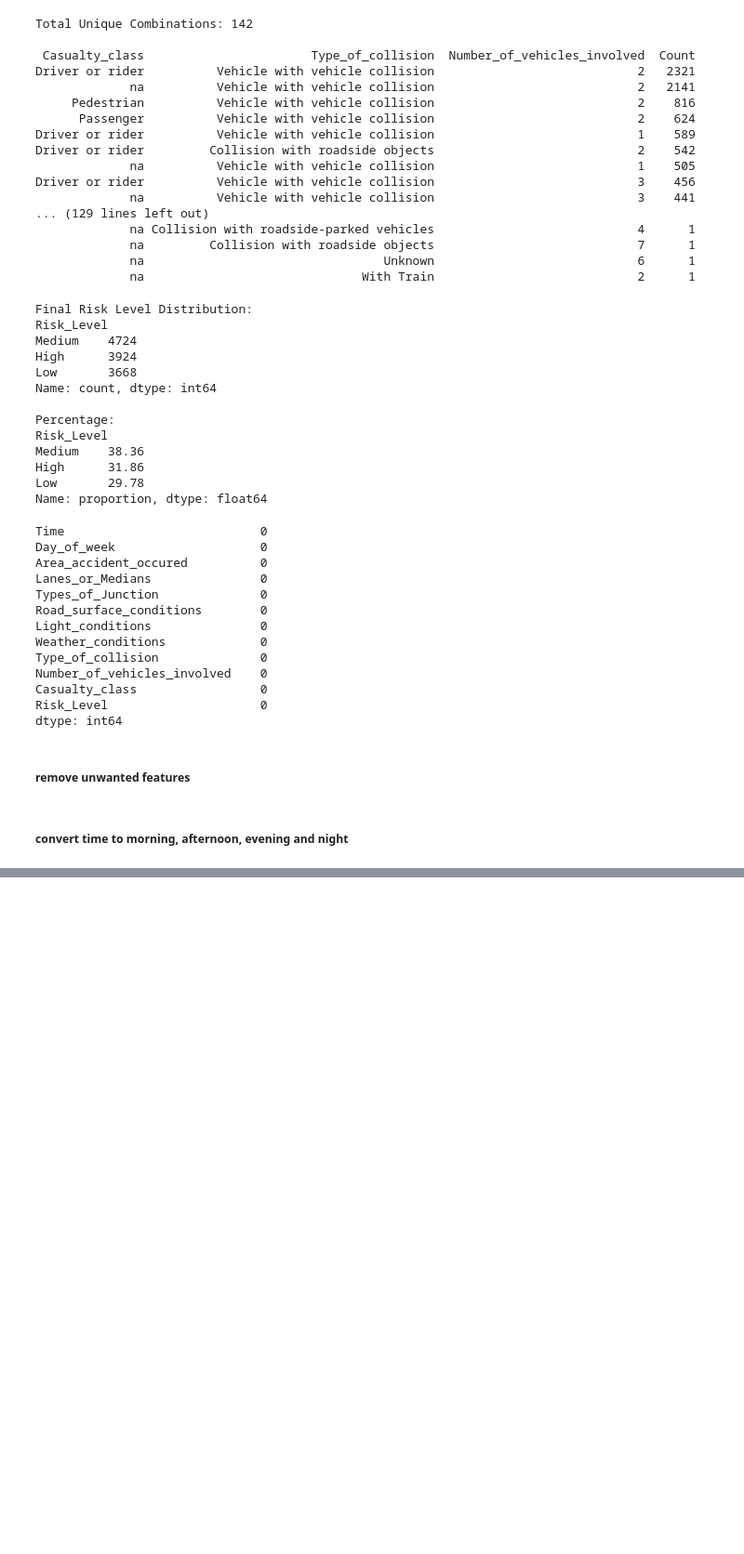
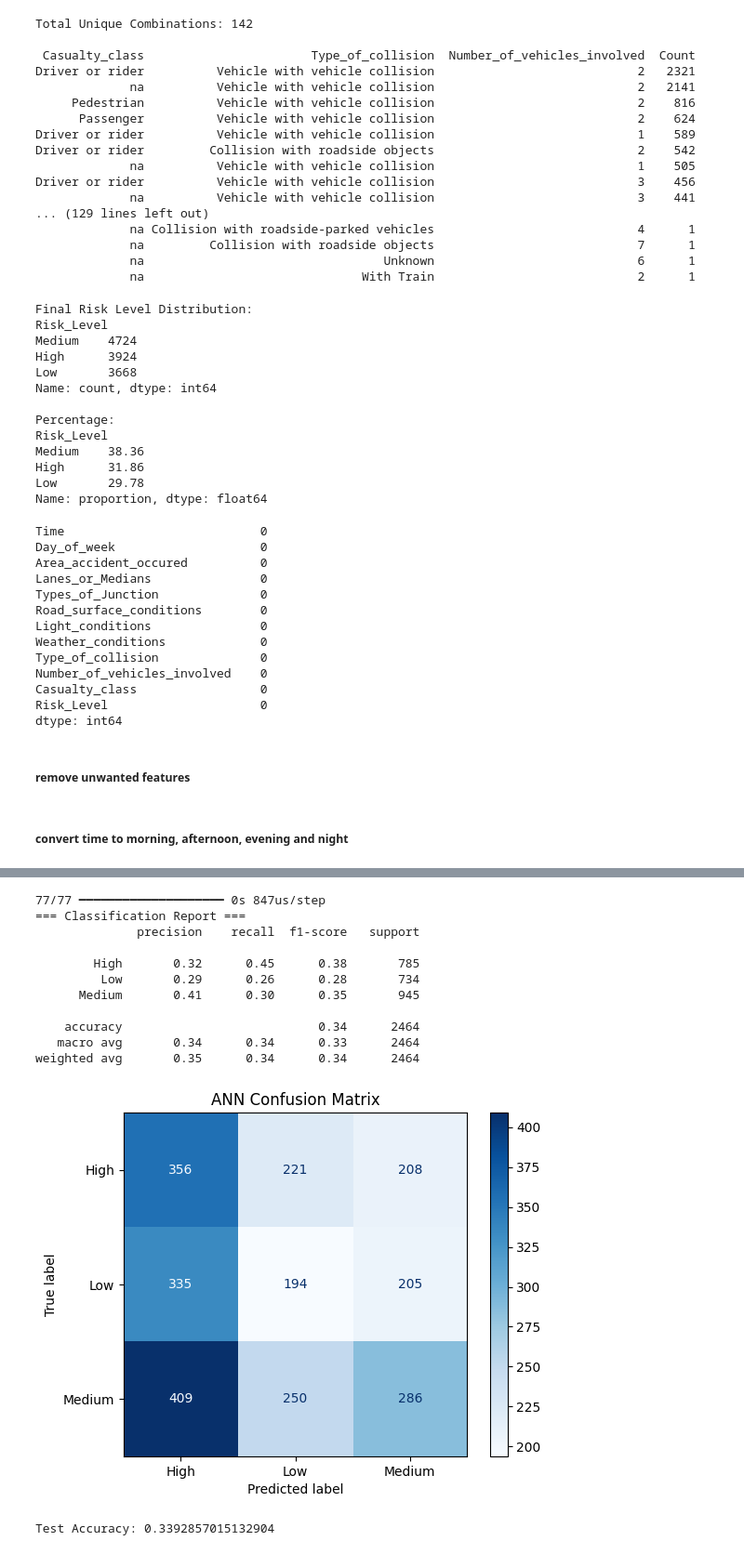
Before and after one commit to Sarasii22/-Road_Accident_Risk_Prediction, a Jupyter notebook: notebooks/Model Training copy 2.ipynb, the cells around one changed output, grey strips where cells are left out. Shown at 93% size. Cells and saved outputs as stored; diff of their text form; code cells hidden in the pictures; blank space fills up the shorter version.

```diff
--- a/notebooks/Model Training copy 2.ipynb
+++ b/notebooks/Model Training copy 2.ipynb
@@ -252,0 +542,34 @@ df.head()
+# %%
+from sklearn.metrics import classification_report, confusion_matrix, ConfusionMatrixDisplay
+import numpy as np
+
+y_pred_prob = model.predict(X_test)
+y_pred = np.argmax(y_pred_prob, axis=1)
+
+print("=== Classification Report ===")
+print(classification_report(y_test, y_pred, target_names=le.classes_))
+
+# Confusion Matrix
+cm = confusion_matrix(y_test, y_pred)
+disp = ConfusionMatrixDisplay(confusion_matrix=cm, display_labels=le.classes_)
+disp.plot(cmap='Blues')
+plt.title('ANN Confusion Matrix')
+plt.show()
+# %% [output]
+77/77 ━━━━━━━━━━━━━━━━━━━━ 0s 847us/step
+=== Classification Report ===
+              precision    recall  f1-score   support
+
+        High       0.32      0.45      0.38       785
+         Low       0.29      0.26      0.28       734
+      Medium       0.41      0.30      0.35       945
+
+    accuracy                           0.34      2464
+   macro avg       0.34      0.34      0.33      2464
+weighted avg       0.35      0.34      0.34      2464
+[figure, added]
+# %%
+test_loss, test_acc = model.evaluate(X_test, y_test, verbose=0)
+print("Test Accuracy:", test_acc)
+# %% [output]
+Test Accuracy: 0.3392857015132904
```
Also changed, not shown: parts of 15 cells of this notebook.
